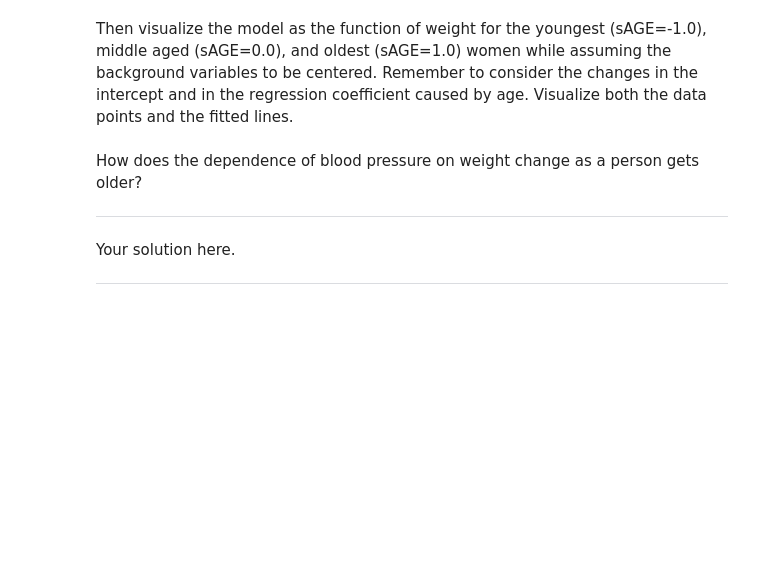
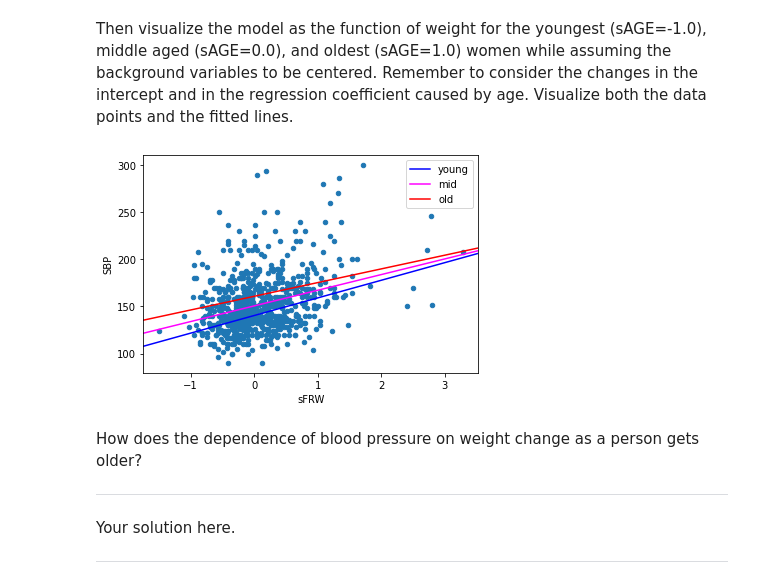
Before and after one commit to ngoubou/data_analysis_python_helsinki, a Jupyter notebook: week7_project/1_project_notebook_regression_analysis.ipynb, the cells around one changed output. Saved outputs shown, nothing was run; the diff lists cells and outputs as text; code cells hidden in the pictures; blank space fills up the shorter version.

```diff
--- a/week7_project/1_project_notebook_regression_analysis.ipynb
+++ b/week7_project/1_project_notebook_regression_analysis.ipynb
@@ -123,3 +149,18 @@ Then visualize the model as the function of weight for the youngest (sAGE=-1.0),
+# %%
+# exercise 7
+# Put your solution here!
+p = fit.params
+#fram.plot.scatter("sFRW", "SBP")
+fram[fram.SEX=="female"].plot.scatter("sFRW", "SBP")
+abline_plot(intercept=p.Intercept - p["sAGE"], slope=p.sFRW - p["sAGE:sFRW"],
+ax=plt.gca(), color="blue", label="young")
+abline_plot(intercept=p.Intercept, slope=p.sFRW,
+ax=plt.gca(), color="magenta", label="mid")
+abline_plot(intercept=p.Intercept + p["sAGE"], slope=p.sFRW + p["sAGE:sFRW"],
+ax=plt.gca(), color="red", label="old")
+plt.legend();
+# %% [output]
+[figure, added]
 # %% [markdown]
 How does the dependence of blood pressure on weight change as a person gets older?
 ***
```
Also changed, not shown: parts of 5 cells of this notebook.
